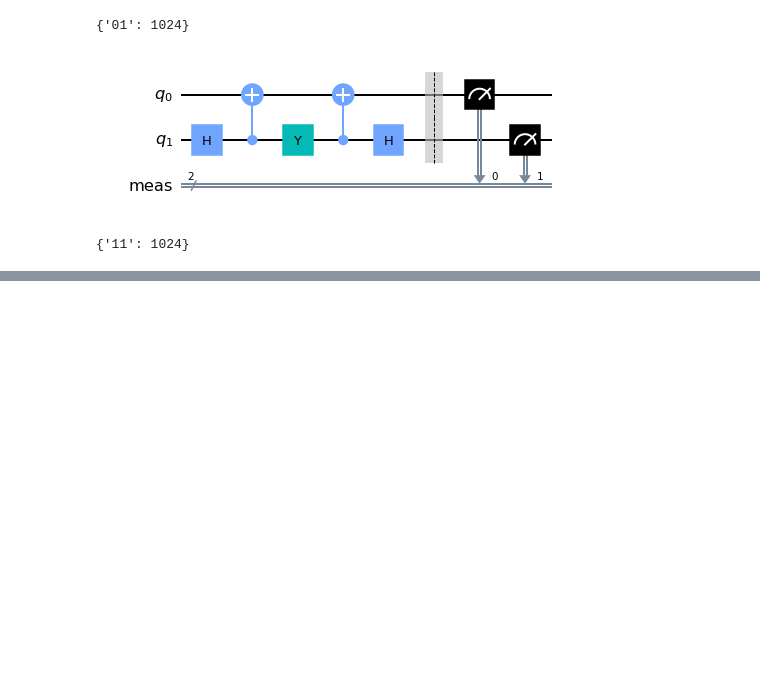
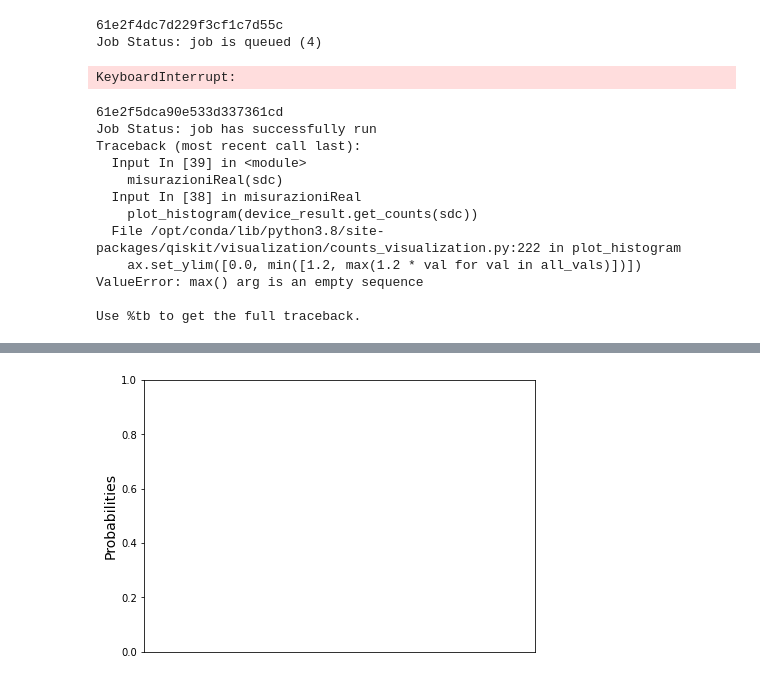
Before and after one commit to rvale00/fcqLab, a Jupyter notebook: superdensecode.ipynb, the cells around one changed output, grey strips where cells are left out. Drawn from its saved outputs; the diff is of its cells as text; code cells hidden in the pictures; blank space fills up the shorter version.

```diff
--- a/superdensecode.ipynb
+++ b/superdensecode.ipynb
@@ -69,18 +51,38 @@ sdc.draw()
-# %%
-sdc = misurazioni(sdc)
-# %% [output]
-{'01': 1024}
-# %%
-#Porta iY
-sdc = createEntangled()
-#Applico la porta iY
-sdc.y(1)
-sdc = decode(sdc)
-sdc.measure_all()
-sdc.draw()
-# %% [output]
-[figure, removed]
-# %%
-sdc = misurazioni(sdc)
-# %% [output]
-{'11': 1024}
+# %%
+def misurazioniReal(sdc):
+    job = execute(sdc,backend = device,shots = 1024)
+    print(job.job_id())
+    job_monitor(job)
+    device_result = job.result().get_counts()
+    plot_histogram(device_result)
+# %%
+#Alice vuole mandare i bit 00 a Bob
+sdc = createEntangled()
+sdc = encode(sdc,"00") #Alice invia
+sdc = decode(sdc) #Bob riceve
+#misurazioniSim(sdc)
+misurazioniReal(sdc)
+# %% [output]
+61e2f4dc7d229f3cf1c7d55c
+Job Status: job is queued (4)
+KeyboardInterrupt:
+# %%
+#Alice vuole mandare i bit 01 a Bob
+sdc = createEntangled()
+sdc = encode(sdc,"01") #Alice invia
+sdc = decode(sdc) #Bob riceve
+#misurazioniSim(sdc)
+misurazioniReal(sdc)
+# %% [output]
+61e2f5dca90e533d337361cd
+Job Status: job has successfully run
+Traceback (most recent call last):
+  Input In [39] in <module>
+    misurazioniReal(sdc)
+  Input In [38] in misurazioniReal
+    plot_histogram(device_result.get_counts(sdc))
+  File /opt/conda/lib/python3.8/site-packages/qiskit/visualization/counts_visualization.py:222 in plot_histogram
+    ax.set_ylim([0.0, min([1.2, max(1.2 * val for val in all_vals)])])
+ValueError: max() arg is an empty sequence
+
+Use %tb to get the full traceback.
@@ -86,0 +90 @@ sdc = misurazioni(sdc)
+[figure, added]
```
Also changed, not shown: parts of 11 cells of this notebook.
